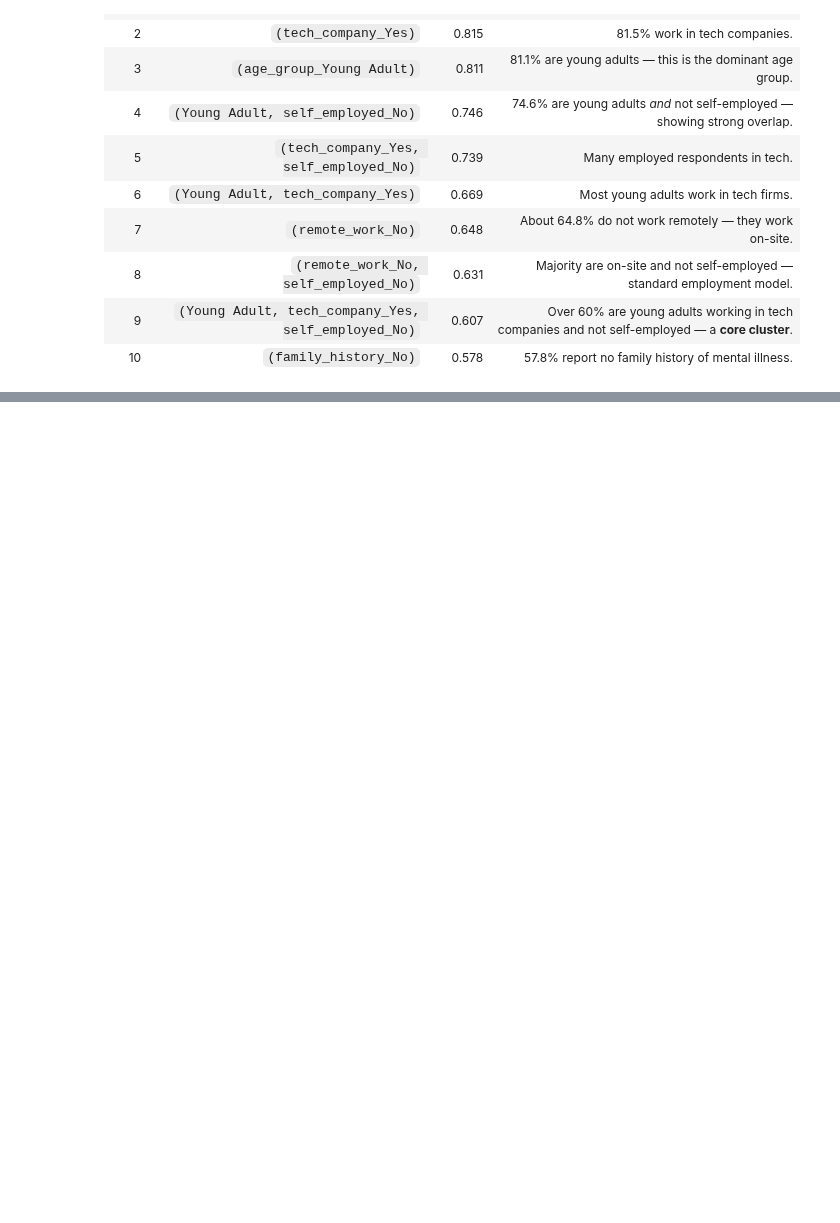
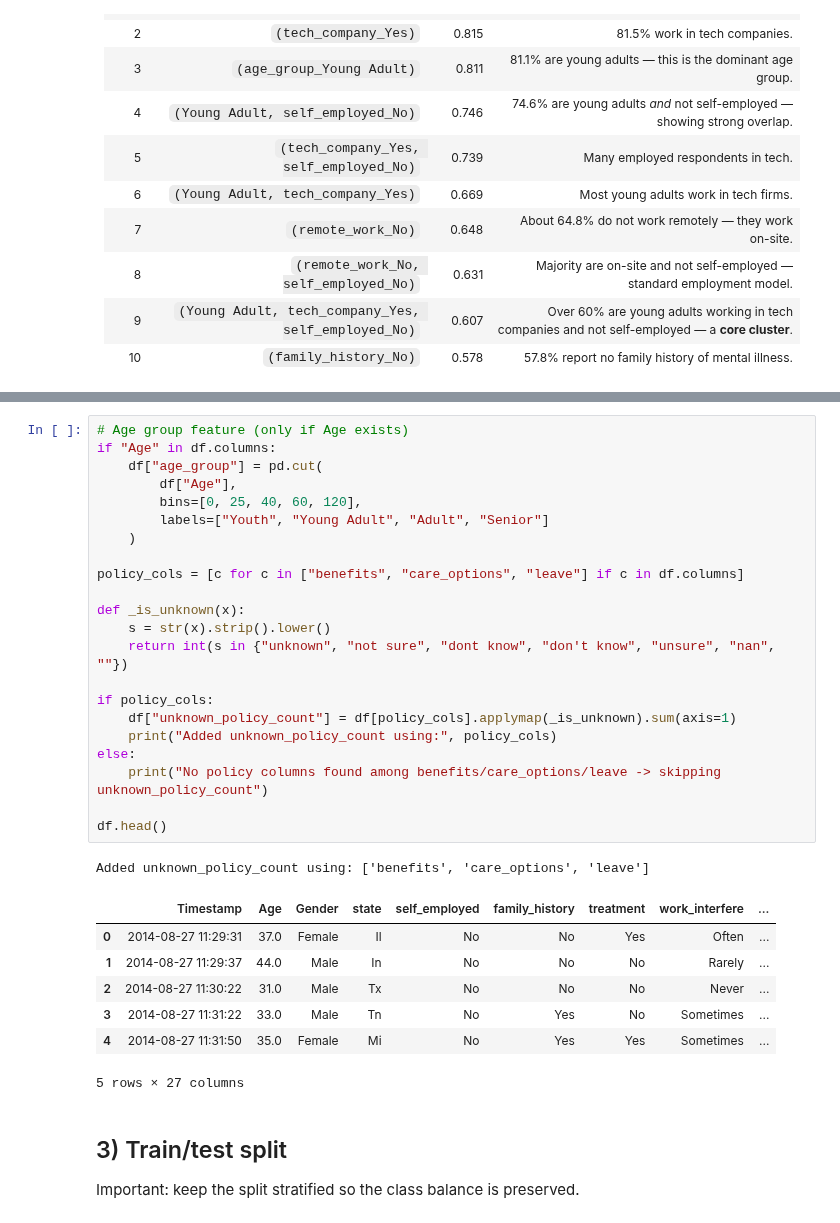
Before and after one commit to markchweya/DSA2040A_DataMining_Group1, a Jupyter notebook: DSA2040A_DataMining_Group1/notebooks/3_data_mining.ipynb, the cells around one changed output, grey strips where cells are left out. Drawn from its saved outputs; the diff is of its cells as text; blank space fills up the shorter version.

```diff
--- a/DSA2040A_DataMining_Group1/notebooks/3_data_mining.ipynb
+++ b/DSA2040A_DataMining_Group1/notebooks/3_data_mining.ipynb
@@ -482,0 +866,34 @@ Number of frequent itemsets found: 3990
+# %%
+# Age group feature (only if Age exists)
+if "Age" in df.columns:
+    df["age_group"] = pd.cut(
+        df["Age"],
+        bins=[0, 25, 40, 60, 120],
+        labels=["Youth", "Young Adult", "Adult", "Senior"]
+    )
+
+policy_cols = [c for c in ["benefits", "care_options", "leave"] if c in df.columns]
+
+def _is_unknown(x):
+    s = str(x).strip().lower()
+    return int(s in {"unknown", "not sure", "dont know", "don't know", "unsure", "nan", ""})
+
+if policy_cols:
+    df["unknown_policy_count"] = df[policy_cols].applymap(_is_unknown).sum(axis=1)
+    print("Added unknown_policy_count using:", policy_cols)
+else:
+    print("No policy columns found among benefits/care_options/leave -> skipping unknown_policy_count")
+
+df.head()
+# %% [output]
+Added unknown_policy_count using: ['benefits', 'care_options', 'leave']
+|  | Timestamp | Age | Gender | state | self_employed | family_history | treatment | work_interfere | ... |
+| 0 | 2014-08-27 11:29:31 | 37.0 | Female | Il | No | No | Yes | Often | ... |
+| 1 | 2014-08-27 11:29:37 | 44.0 | Male | In | No | No | No | Rarely | ... |
+| 2 | 2014-08-27 11:30:22 | 31.0 | Male | Tx | No | No | No | Never | ... |
+| 3 | 2014-08-27 11:31:22 | 33.0 | Male | Tn | No | Yes | No | Sometimes | ... |
+| 4 | 2014-08-27 11:31:50 | 35.0 | Female | Mi | No | Yes | Yes | Sometimes | ... |
+5 rows × 27 columns
+# %% [markdown]
+## 3) Train/test split
+Important: keep the split stratified so the class balance is preserved.
```
Also changed, not shown: parts of 46 cells of this notebook, 3 other files.
